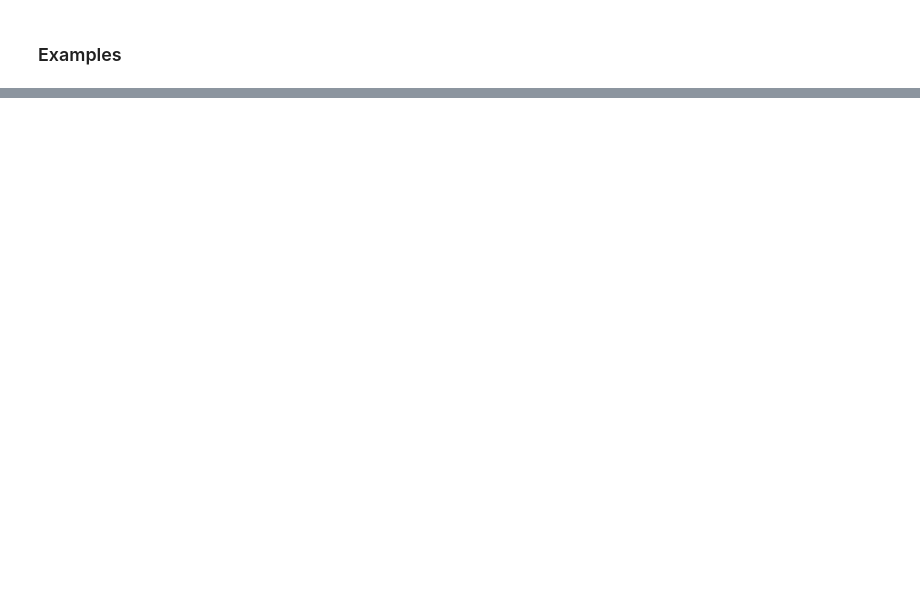
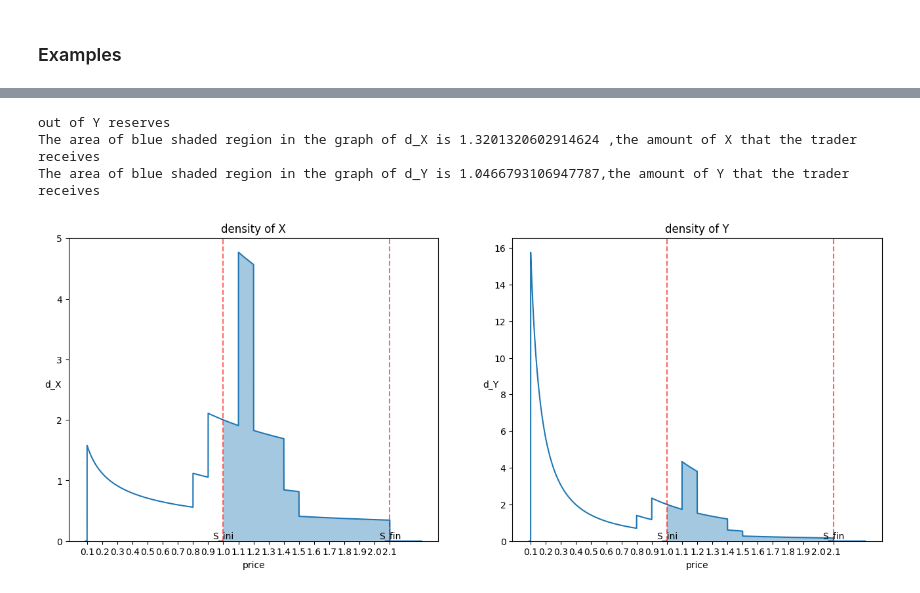
Before and after one commit to std92050/AMM, a Jupyter notebook: AMM/V3_trading_and_liquidity.ipynb, the cells around one changed output, grey strips where cells are left out. Saved outputs shown, nothing was run; the diff lists cells and outputs as text; code cells hidden in the pictures; blank space fills up the shorter version.

```diff
--- a/AMM/V3_trading_and_liquidity.ipynb
+++ b/AMM/V3_trading_and_liquidity.ipynb
@@ -223,0 +293,7 @@ ax[1].plot(np.linspace(P_0,P_max,10**4),d_Y)
+# %%
+trade_plot(-5,0.997,1,L_array,ticks_array)
+# %% [output]
+out of Y reserves
+The area of blue shaded region in the graph of d_X is 1.3201320602914624 ,the amount of X that the trader receives
+The area of blue shaded region in the graph of d_Y is 1.0466793106947787,the amount of Y that the trader receives
+[figure, added]
```
Also changed, not shown: parts of 16 cells of this notebook, 2 other files.
